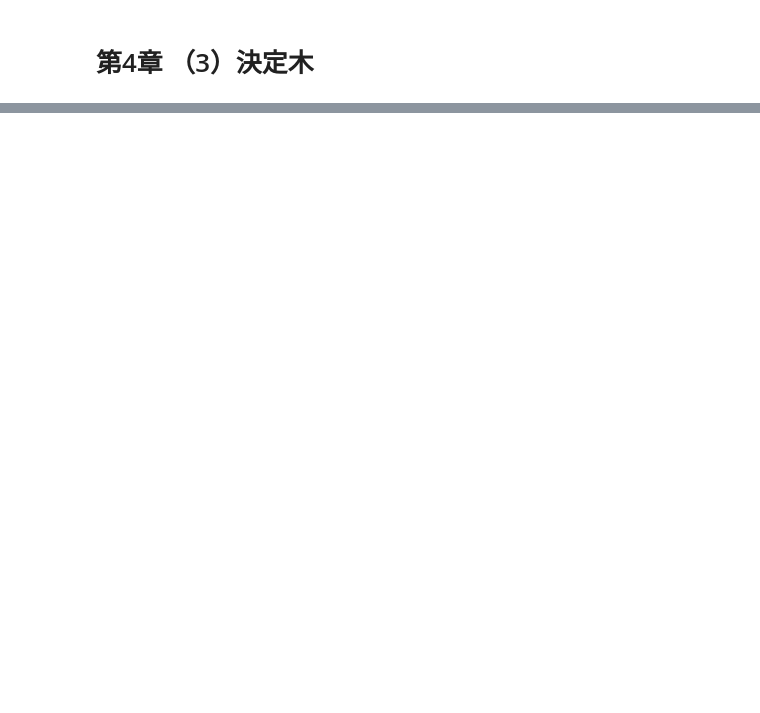
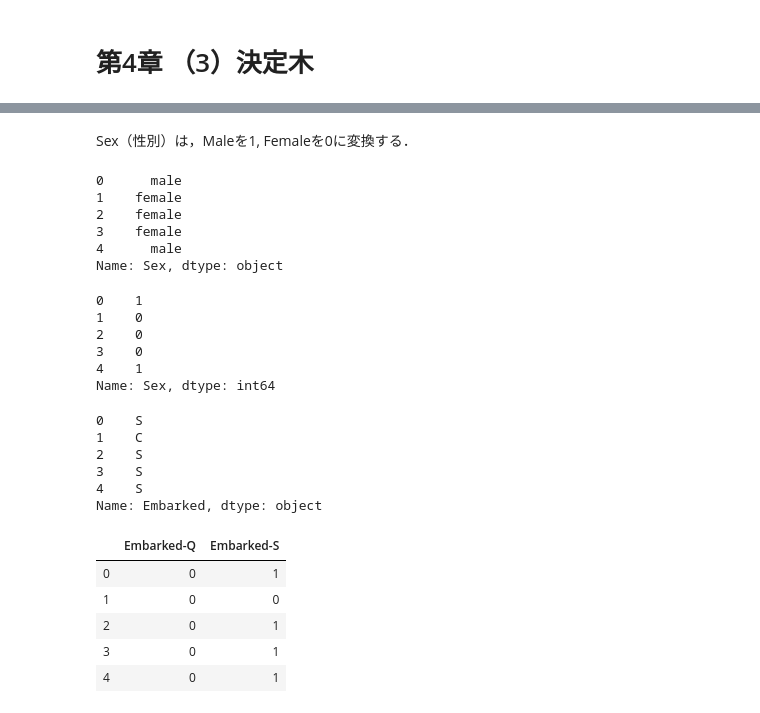
Before and after one commit to crotsu/ML_basic_ensemble, a Jupyter notebook: Chapter4/chap4_3_DecisionTree.ipynb, the cells around one changed output, grey strips where cells are left out. Saved outputs shown, nothing was run; the diff lists cells and outputs as text; code cells hidden in the pictures; blank space fills up the shorter version.

```diff
--- a/Chapter4/chap4_3_DecisionTree.ipynb
+++ b/Chapter4/chap4_3_DecisionTree.ipynb
@@ -38,0 +125,3 @@
+# %%
+# 欠損値 Age（年齢）は中央値で補完する
+train_set['Age'].fillna(train_set['Age'].median(), inplace=True)
@@ -38,0 +136,3 @@
+# %%
+# Sのサウサンプトン(Southampton)が多いのでSで埋める．
+train_set['Embarked'].fillna('S', inplace=True)
@@ -38,0 +164,56 @@
+# %% [markdown]
+Sex（性別）は，Maleを1, Femaleを0に変換する．
+# %%
+# 処理前の最初の5行を表示
+train_set['Sex'].head()
+# %% [output]
+0      male
+1    female
+2    female
+3    female
+4      male
+Name: Sex, dtype: object
+# %%
+from sklearn.preprocessing import LabelEncoder
+
+# Sex （性別）の値を処理
+labelencoder=LabelEncoder()
+train_set['Sex'] = labelencoder.fit_transform(train_set['Sex'])
+
+# 処理後の最初の5行を表示
+train_set['Sex'].head()
+# %% [output]
+0    1
+1    0
+2    0
+3    0
+4    1
+Name: Sex, dtype: int64
+# %%
+# Embarkedの確認
+train_set['Embarked'].head()
+# %% [output]
+0    S
+1    C
+2    S
+3    S
+4    S
+Name: Embarked, dtype: object
+# %%
+# Embarked （出発港）をダミー変数へ変換
+Embarked = pd.get_dummies(train_set['Embarked'], drop_first=True)
+Embarked.columns = ['Embarked-Q','Embarked-S']
+
+# Pclass （旅客等級）をダミー変数へ変換
+Pclass = pd.get_dummies(train_set['Pclass'], drop_first=True)
+Pclass.columns = ['PClass2','PClass3']
+
+# Embarkedの確認
+Embarked.head()
+# %% [output]
+|  | Embarked-Q | Embarked-S |
+| 0 | 0 | 1 |
+| 1 | 0 | 0 |
+| 2 | 0 | 1 |
+| 3 | 0 | 1 |
+| 4 | 0 | 1 |
```
Also changed, not shown: parts of 11 cells of this notebook, 5 other files.
